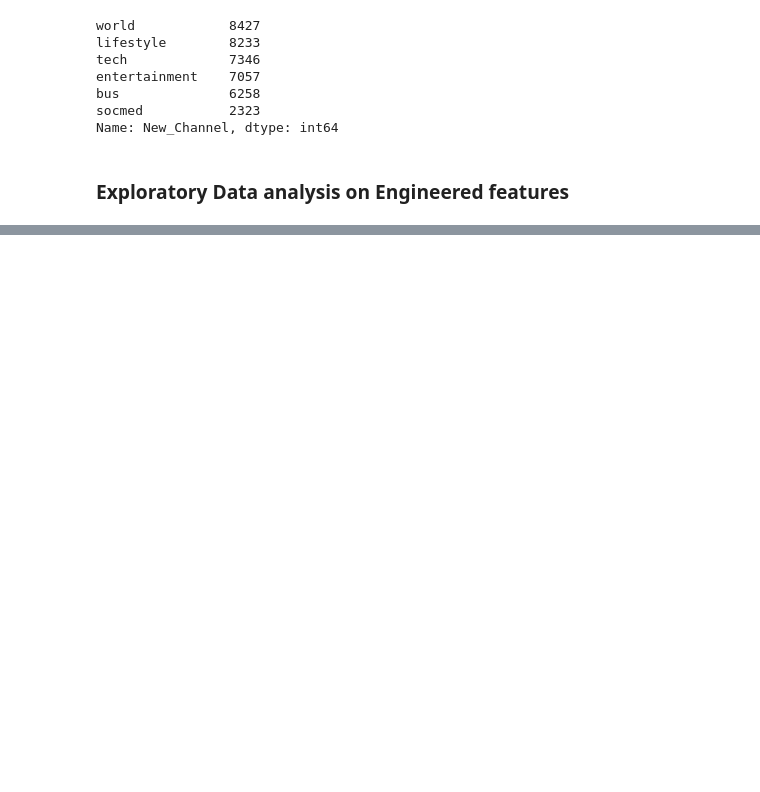
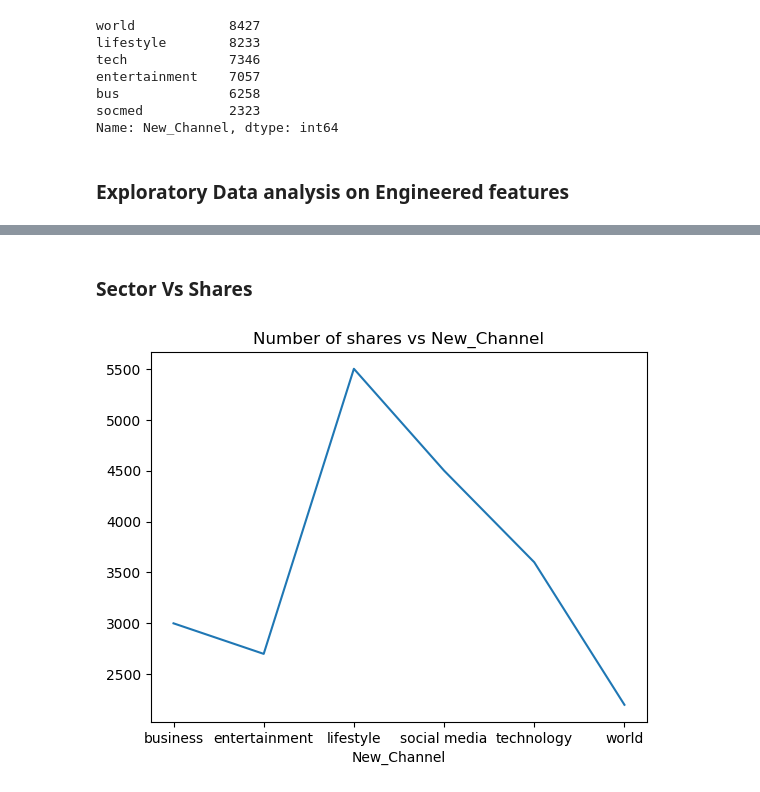
Before and after one commit to anirudh3832/Capstone_OnlineNewsPopularity, a Jupyter notebook: NewsPopularity_Anirudh_Workbook.ipynb, the cells around one changed output, grey strips where cells are left out. Cells and saved outputs as stored; diff of their text form; code cells hidden in the pictures; blank space fills up the shorter version.

```diff
--- a/NewsPopularity_Anirudh_Workbook.ipynb
+++ b/NewsPopularity_Anirudh_Workbook.ipynb
@@ -381,0 +411,6 @@ data.loc[data['shares']==496].head()
+# %% [markdown]
+### Sector Vs Shares
+# %%
+line_plot(data,'New_Channel')
+# %% [output]
+[figure, added]
```
Also changed, not shown: parts of 42 cells of this notebook, 1 other file.
